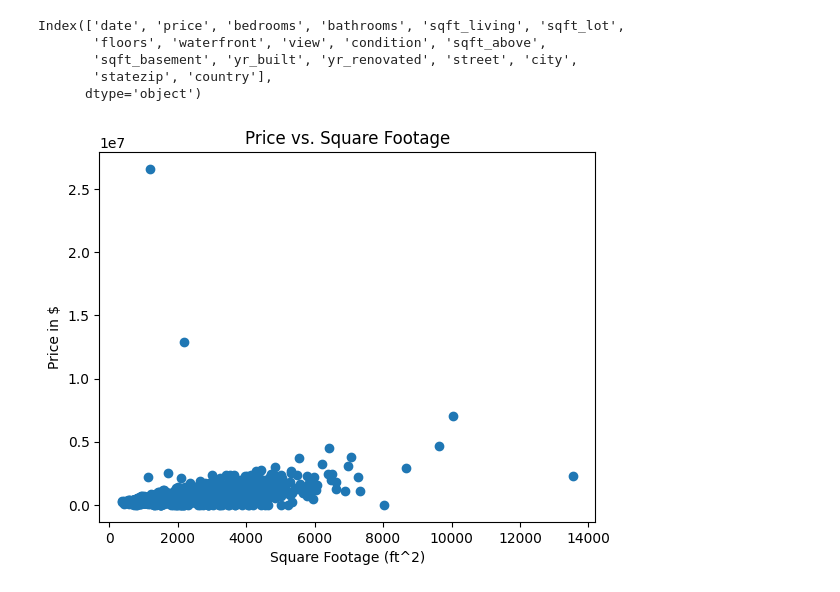
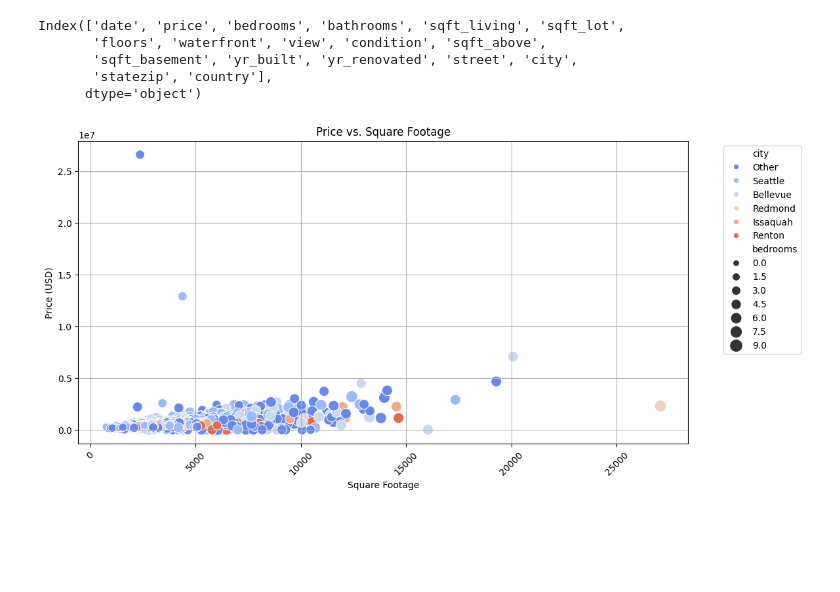
Before and after one commit to t0m0h1/Data-Science-Projects, a Jupyter notebook: house_price.ipynb, the cells around one changed output. Drawn from its saved outputs; the diff is of its cells as text; code cells hidden in the pictures; blank space fills up the shorter version.

Commit message:
update visualisation to show scatter plot of house price / square footage and city.

```diff
--- a/house_price.ipynb
+++ b/house_price.ipynb
@@ -82,12 +82,22 @@ Index(['date', 'price', 'bedrooms', 'bathrooms', 'sqft_living', 'sqft_lot',
        'sqft_basement', 'yr_built', 'yr_renovated', 'street', 'city',
        'statezip', 'country'],
       dtype='object')
-# %%
-# Visualise house price vs square footage
-plt.scatter(x='sqft_living', y='price', data=df, marker='o')
-plt.title('Price vs. Square Footage')
-plt.xlabel('Square Footage (ft^2)')
-plt.ylabel('Price in $')
-plt.show()
-# %% [output]
-[figure, removed]
+# %%
+top_cities = df["city"].value_counts().nlargest(5).index  # Keep only the top 5 cities
+df["city"] = df["city"].apply(lambda x: x if x in top_cities else "Other")
+# %%
+# Add a new column with the total square footage of the house
+df["square_footage"] = df["sqft_living"] + df["sqft_above"] + df["sqft_basement"]
+# %%
+# Visualise house price vs square footage
+plt.figure(figsize=(12,6))  # Wider plot than before
+sns.scatterplot(data=df, x="square_footage", y="price", hue="city", size="bedrooms", sizes=(50, 200), palette="coolwarm")
+plt.xlabel("Square Footage")
+plt.ylabel("Price (USD)")
+plt.title("Price vs. Square Footage")
+plt.xticks(rotation=45)  # Rotate x-axis if needed
+plt.legend(bbox_to_anchor=(1.05, 1), loc="upper left")  # Move legend outside the plot
+plt.grid(True)
+plt.show()
+# %% [output]
+[figure, added]
```
